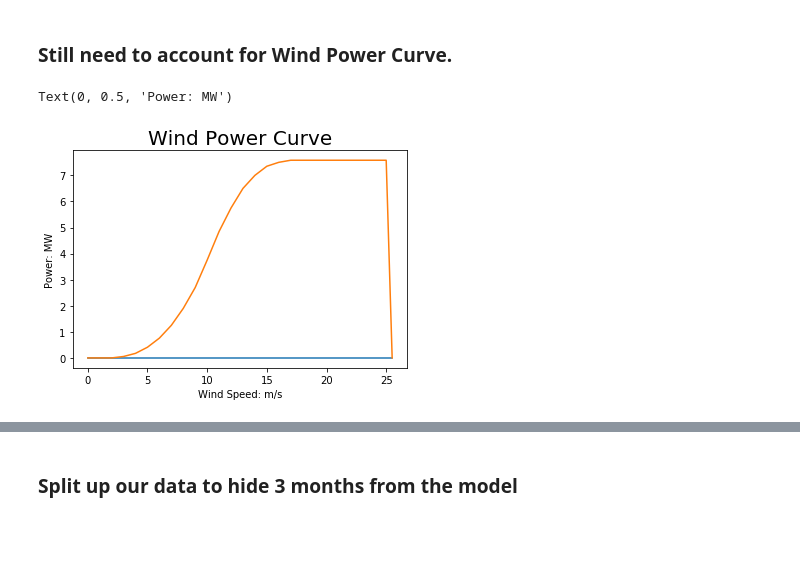
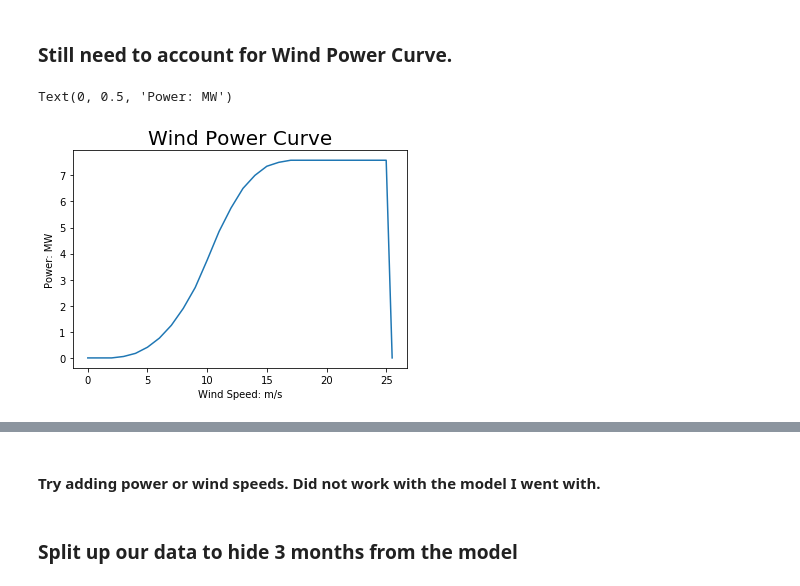
Before and after one commit to willst/wind-demo, a Jupyter notebook: Demonstration Notebook.ipynb, the cells around one changed output, grey strips where cells are left out. Saved outputs shown, nothing was run; the diff lists cells and outputs as text; code cells hidden in the pictures; blank space fills up the shorter version.

```diff
--- a/Demonstration Notebook.ipynb
+++ b/Demonstration Notebook.ipynb
@@ -155,21 +155,21 @@ features
 # %%
 from windpowerlib.wind_turbine import WindTurbine
 
 enerconE126 = {
     'turbine_name': 'ENERCON E 126 7500',  # turbine name as in register
     'hub_height': 135,  # in m
     'rotor_diameter': 127  # in m
     }
 
 e126 = WindTurbine(**enerconE126)
 f, ax = plt.subplots()
-ax.plot(e126.power_curve.wind_speed,e126.power_curve.values/1e6)
+ax.plot(e126.power_curve.wind_speed,e126.power_curve.values[:,1]/1e6)
 ax.set_title(f'Wind Power Curve', fontsize=20)
 ax.set_xlabel('Wind Speed: m/s')
 ax.set_ylabel('Power: MW')
 # %% [output]
 Text(0, 0.5, 'Power: MW')
-[figure, old version]
+[figure, new version]
 # %% [markdown]
 Since the power curve is very non-linear, we cannot use linear regression yet. Instead we could use a general model that fits a curve.
 
@@ -178,3 +178,5 @@ Since the power curve is very non-linear, we cannot use linear regression yet. I
 PyGAM fits a series of splines, which can match many non-linear curves. In our case, the wind power curve has 4 regimes, which can each be fit with the splines.
 
 <img src=./pygam_basis.png height="600" width="600">
+# %% [markdown]
+#### Try adding power or wind speeds. Did not work with the model I went with.
```
Also changed, not shown: parts of 15 cells of this notebook.
